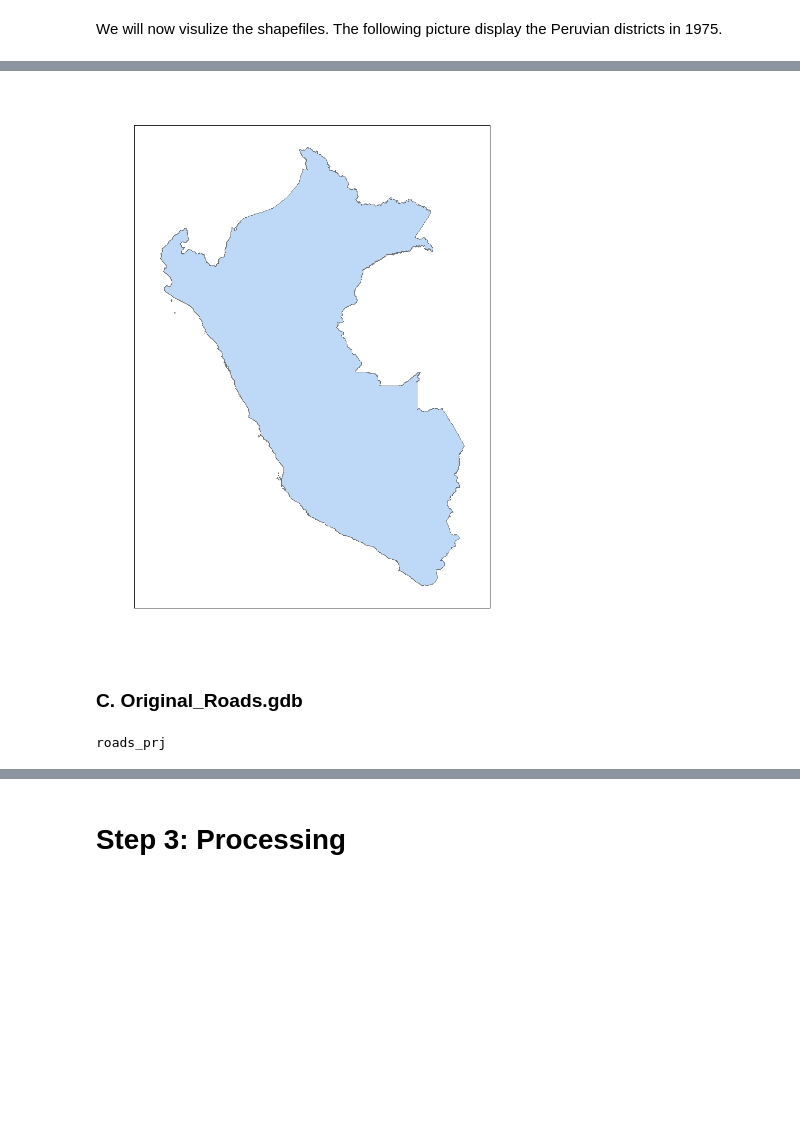
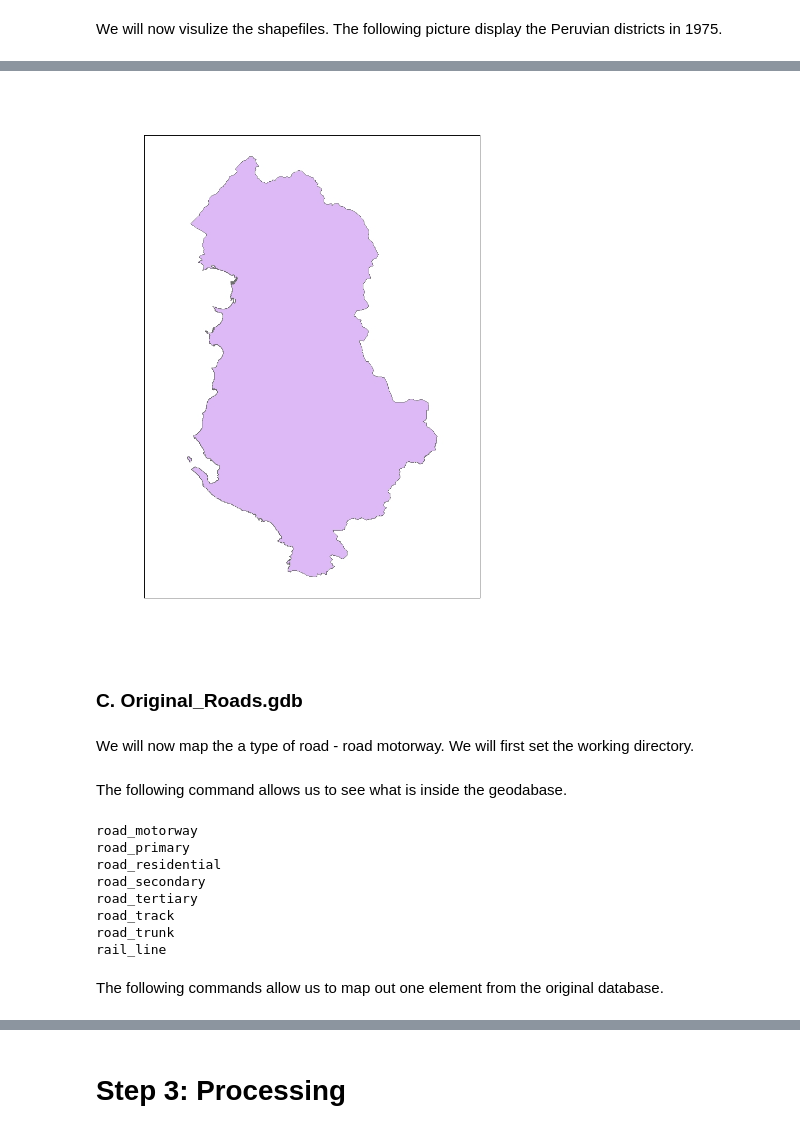
Before and after one commit to bgpopescu/line-density, a Jupyter notebook: roads.ipynb, the cells around one changed output, grey strips where cells are left out. Saved outputs shown, nothing was run; the diff lists cells and outputs as text; code cells hidden in the pictures; blank space fills up the shorter version.

```diff
--- a/roads.ipynb
+++ b/roads.ipynb
@@ -9,5 +9,5 @@ In this tutorial, we will be looking at density of roads by district in Peru. Ca
 # %%
-path = "C:\\Users\\bgpopescu\\Dropbox\\Education project\\Data\\Roads\\"
+path = "C:\\Users\\bgpopescu\\Dropbox\\Albania project\\Data\\Roads\\"
 # %% [markdown]
 The basic files that we will work with are the following:
 
@@ -55,5 +54,5 @@ These geodatabases are:
 # %%
-arcpy.env.workspace = path + "Original_latam_raster.gdb"
+arcpy.env.workspace = path + "Original_euro_raster.gdb"
 fds=arcpy.ListDatasets()
 for fd in fds:
     print fd
@@ -80,5 +79,5 @@ Image(path + "Tutorial\\pics\\latam_raster.jpg")
 # %%
-arcpy.env.workspace =  path +"Original_PER_adm.gdb"
+arcpy.env.workspace =  path +"Original_ALB_adm.gdb"
 fds=arcpy.ListFeatureClasses()
 for fd in fds:
     print fd
@@ -105,15 +106,18 @@ Image(path + "Tutorial\\pics\\Districts_1975.jpg")
 # %%
 mxdPath = path + "Tutorial\\tutorial.mxd"
-filePath = path + "Original_PER_adm.gdb\\PER_adm0"
-fileLayerName = 'PER_adm0'
+filePath = path + "Original_ALB_adm.gdb\\ALB_adm0"
+fileLayerName = 'ALB_adm0'
 md = arcpy.mapping.MapDocument(mxdPath)
 df = arcpy.mapping.ListDataFrames(md)[0]
 result = arcpy.MakeFeatureLayer_management(filePath, fileLayerName)
 layer = result.getOutput(0)
 arcpy.mapping.AddLayer(df, layer, 'AUTO_ARRANGE')
-arcpy.mapping.ExportToJPEG(md, path + "Tutorial\\pics\\PER_adm0")
-Image(path + "Tutorial\\pics\\PER_adm0.jpg")
+arcpy.mapping.ExportToJPEG(md, path + "Tutorial\\pics\\ALB_adm0")
+Image(path + "Tutorial\\pics\\ALB_adm0.jpg")
 # %% [output]
-[figure, old version]
+[figure, new version]
 # %% [markdown]
 ### C. Original_Roads.gdb
+# %% [markdown]
+We will now map the a type of road - road motorway.
+We will first set the working directory.
@@ -120,8 +126,18 @@ Image(path + "Tutorial\\pics\\PER_adm0.jpg")
+# %% [markdown]
+The following command allows us to see what is inside the geodabase.
 # %%
-arcpy.env.workspace =  path +"Original_Roads.gdb"
 fds=arcpy.ListFeatureClasses()
 for fd in fds:
     print fd
 # %% [output]
-roads_prj
+road_motorway
+road_primary
+road_residential
+road_secondary
+road_tertiary
+road_track
+road_trunk
+rail_line
+# %% [markdown]
+The following commands allow us to map out one element from the original database.
 # %%
```
Also changed, not shown: parts of 89 cells of this notebook.
